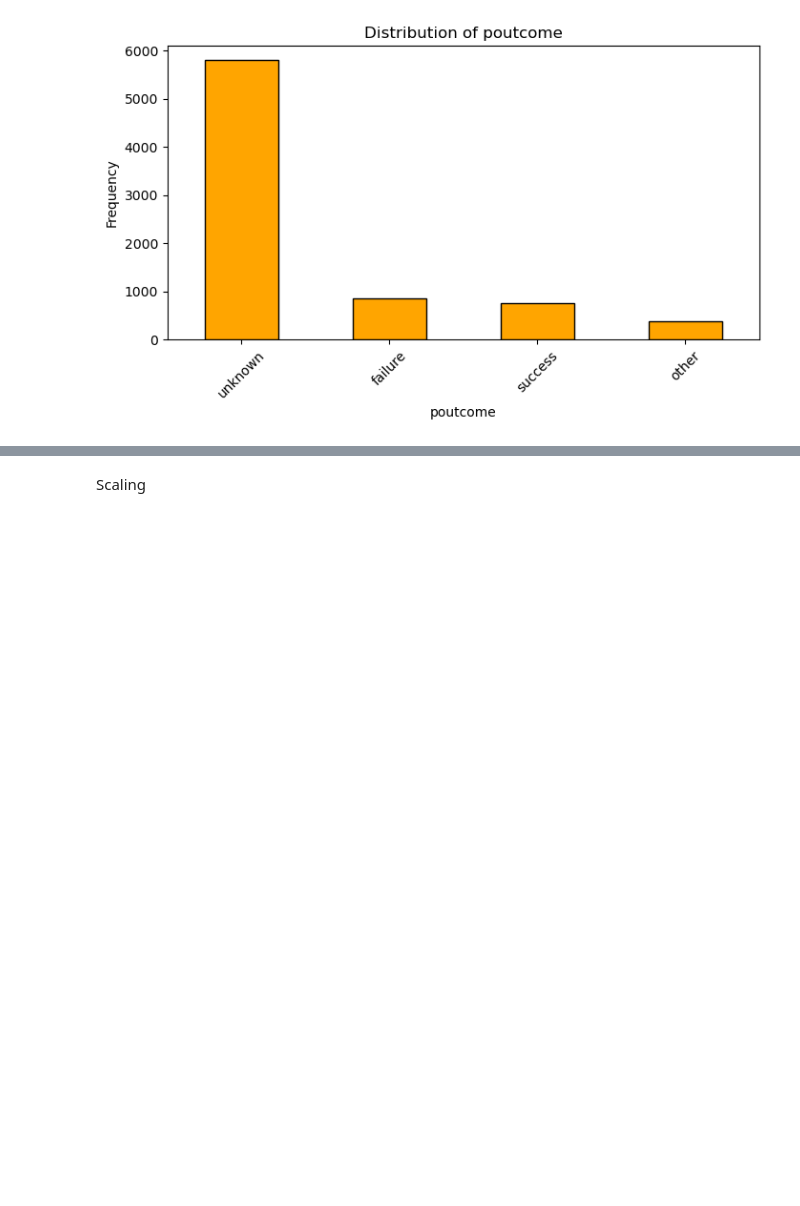
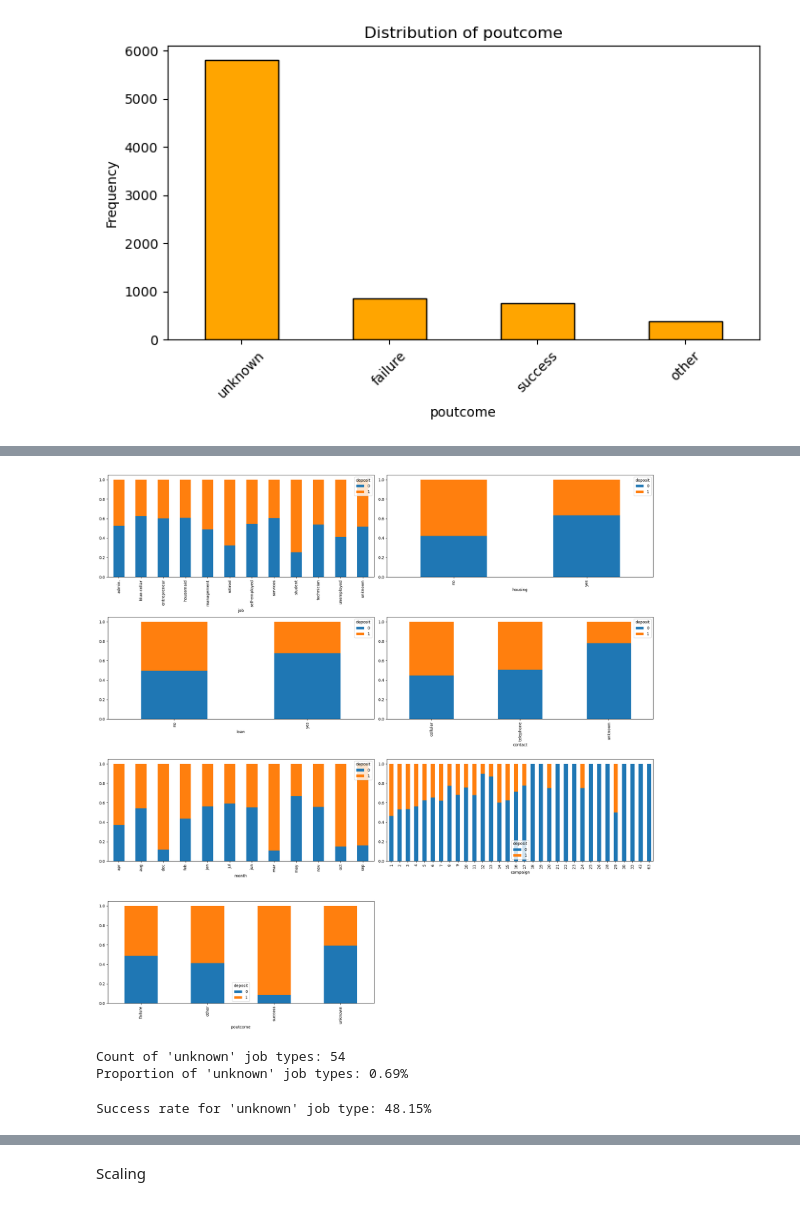
Before and after one commit to tdarum/BankCampaign, a Jupyter notebook: Capstone Project Module 3 Theresia.ipynb, the cells around one changed output, grey strips where cells are left out. Drawn from its saved outputs; the diff is of its cells as text; code cells hidden in the pictures; blank space fills up the shorter version.

```diff
--- a/Capstone Project Module 3 Theresia.ipynb
+++ b/Capstone Project Module 3 Theresia.ipynb
@@ -420,3 +453,5 @@ for feature in categorical_features:
 [figure]
 [figure]
 [figure]
+# %%
+df.loc[:, 'deposit'] = df['deposit'].map({'yes': 1, 'no': 0})
@@ -422,0 +511,30 @@ for feature in categorical_features:
+# %%
+count = 0
+fig = plt.figure(figsize=(20,20))
+
+for i in df.drop(columns=['deposit','age','pdays','balance']).columns:
+    count +=1
+    ax= plt.subplot(4,2,count)
+    pd.crosstab(df[i],df['deposit'],normalize=0).plot(kind='bar',stacked=True,ax=ax)
+    fig.tight_layout()
+
+plt.show()
+# %% [output]
+[figure, added]
+# %%
+# Count and proportion of 'unknown' job types
+unknown_jobs_count = df[df['job'] == 'unknown'].shape[0]
+total_jobs_count = df.shape[0]
+unknown_jobs_proportion = unknown_jobs_count / total_jobs_count
+
+print(f"Count of 'unknown' job types: {unknown_jobs_count}")
+print(f"Proportion of 'unknown' job types: {unknown_jobs_proportion:.2%}")
+# %% [output]
+Count of 'unknown' job types: 54
+Proportion of 'unknown' job types: 0.69%
+# %%
+# Success rate for 'unknown' job type
+unknown_job_success_rate = df[df['job'] == 'unknown']['deposit'].mean()
+print(f"Success rate for 'unknown' job type: {unknown_job_success_rate:.2%}")
+# %% [output]
+Success rate for 'unknown' job type: 48.15%
```
Also changed, not shown: parts of 86 cells of this notebook.
